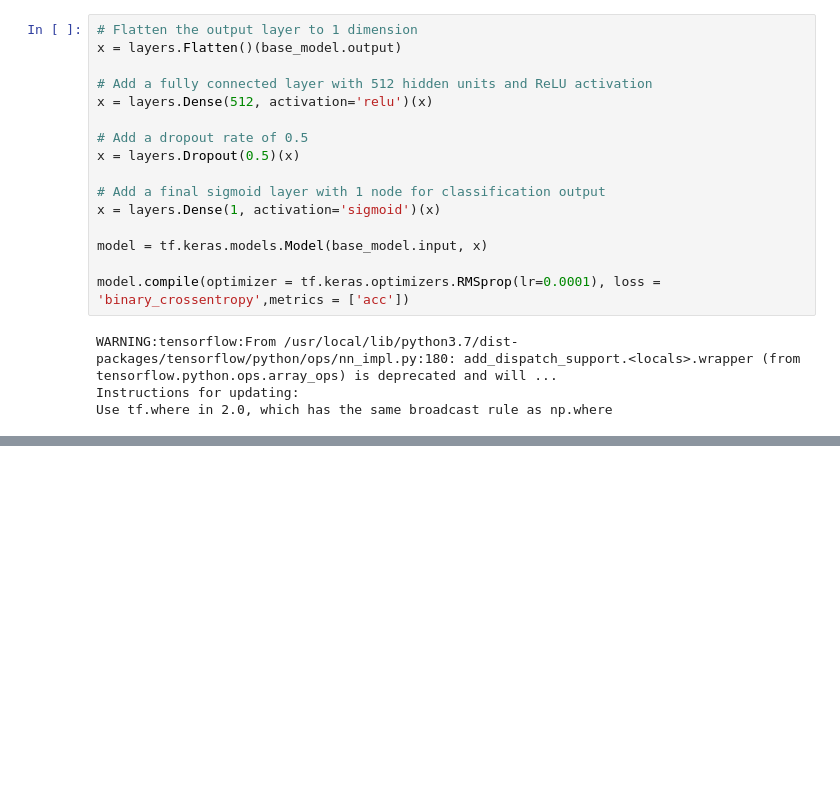
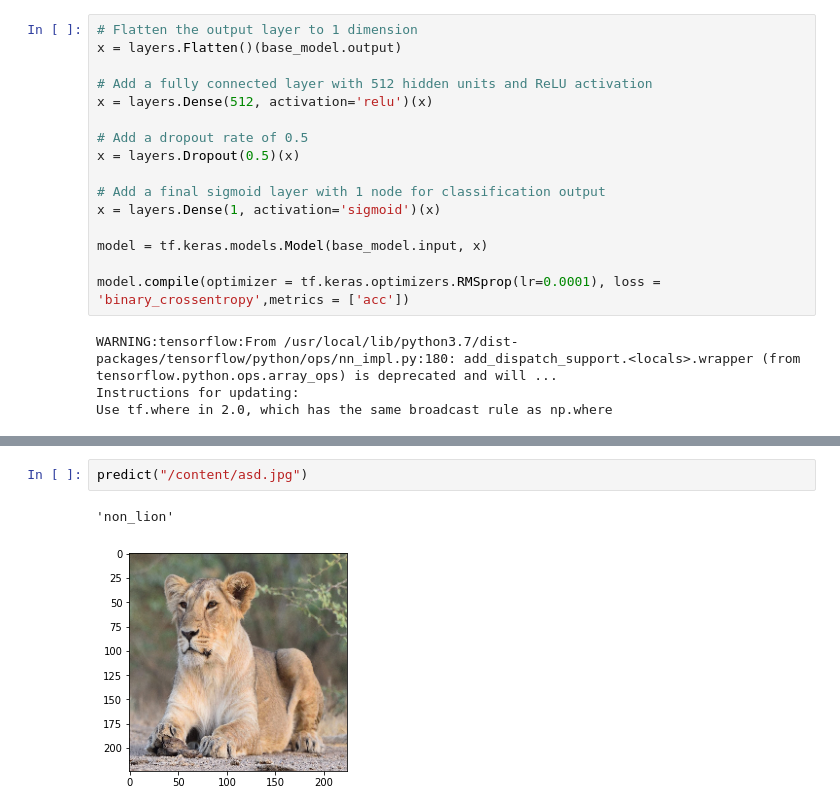
Before and after one commit to amanssnl/amanssnl, a Jupyter notebook: vgg16.ipynb, the cells around one changed output, grey strips where cells are left out. Saved outputs shown, nothing was run; the diff lists cells and outputs as text; blank space fills up the shorter version.

```diff
--- a/vgg16.ipynb
+++ b/vgg16.ipynb
@@ -182,0 +219,5 @@ else:
+# %%
+predict("/content/asd.jpg")
+# %% [output]
+'non_lion'
+[figure, added]
```
Also changed, not shown: parts of 11 cells of this notebook.
